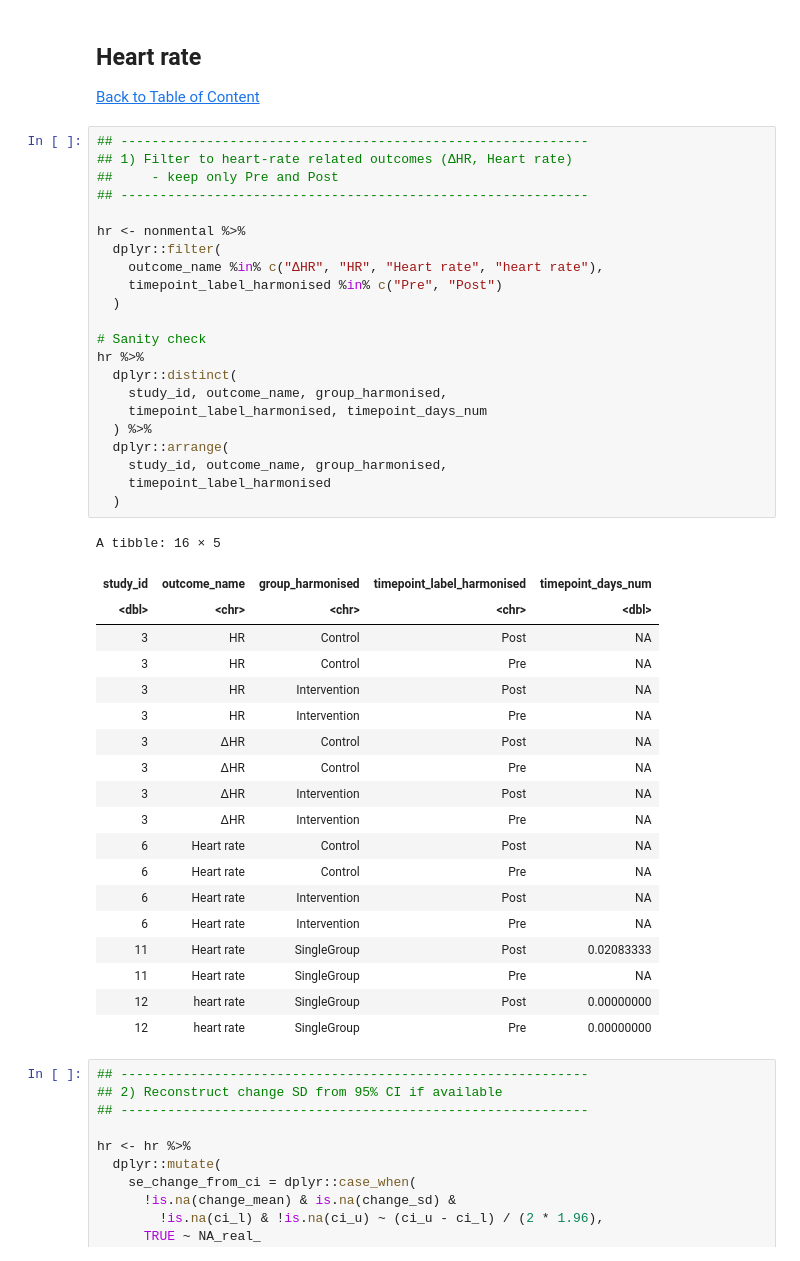
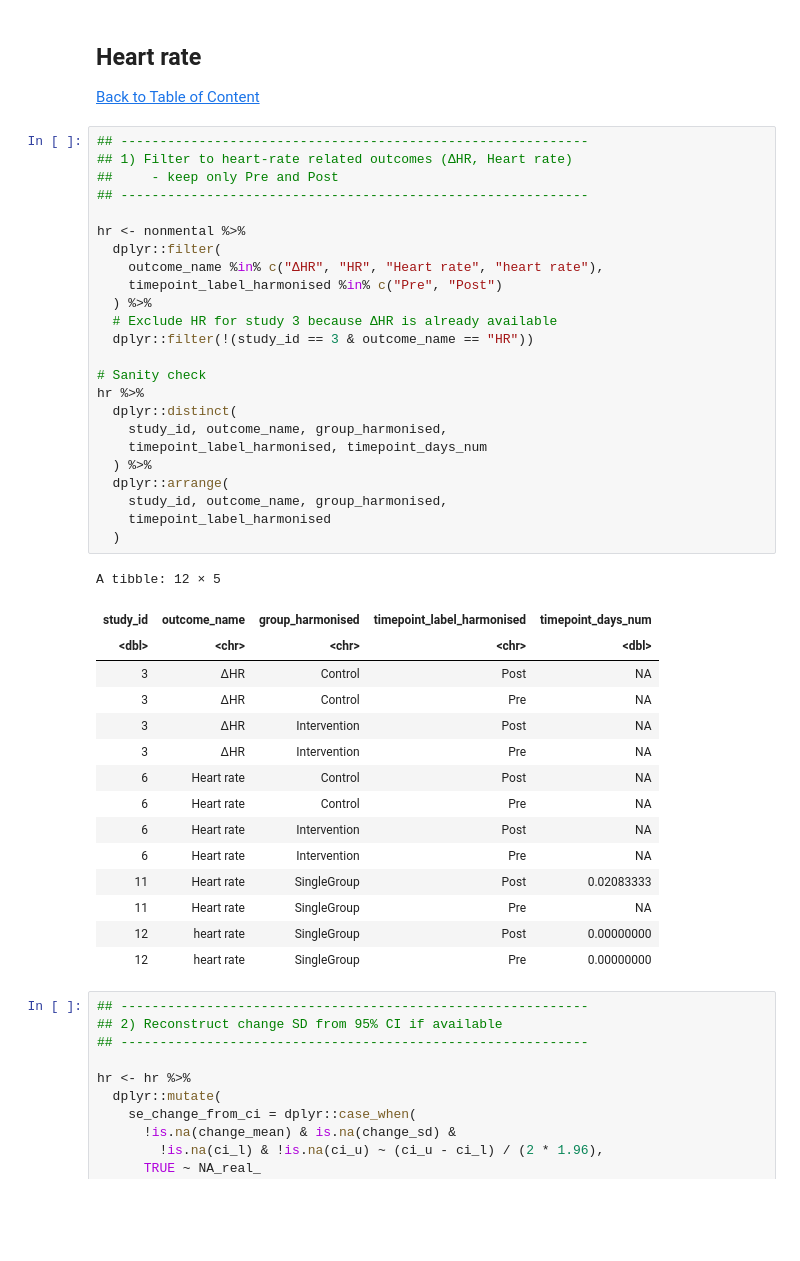
Before and after one commit to sschepanski/CWEMetaAnalysis, a Jupyter notebook: scr/Analysis.ipynb, the cells around one changed output. Saved outputs shown, nothing was run; the diff lists cells and outputs as text; blank space fills up the shorter version.

```diff
--- a/scr/Analysis.ipynb
+++ b/scr/Analysis.ipynb
@@ -5239,33 +6243,31 @@ Together, the influence diagnostics and LOO results demonstrate that the DBP met
 # %%
 ## ------------------------------------------------------------
 ## 1) Filter to heart-rate related outcomes (ΔHR, Heart rate)
 ##     - keep only Pre and Post
 ## ------------------------------------------------------------
 
 hr <- nonmental %>%
   dplyr::filter(
     outcome_name %in% c("ΔHR", "HR", "Heart rate", "heart rate"),
     timepoint_label_harmonised %in% c("Pre", "Post")
-  )
+  ) %>%
+  # Exclude HR for study 3 because ΔHR is already available
+  dplyr::filter(!(study_id == 3 & outcome_name == "HR"))
 
 # Sanity check
 hr %>%
   dplyr::distinct(
     study_id, outcome_name, group_harmonised,
     timepoint_label_harmonised, timepoint_days_num
   ) %>%
   dplyr::arrange(
     study_id, outcome_name, group_harmonised,
     timepoint_label_harmonised
   )
 # %% [output]
-A tibble: 16 × 5
+A tibble: 12 × 5
 | study_id | outcome_name | group_harmonised | timepoint_label_harmonised | timepoint_days_num |
 | <dbl> | <chr> | <chr> | <chr> | <dbl> |
-| 3 | HR | Control | Post | NA |
-| 3 | HR | Control | Pre | NA |
-| 3 | HR | Intervention | Post | NA |
-| 3 | HR | Intervention | Pre | NA |
 | 3 | ΔHR | Control | Post | NA |
 | 3 | ΔHR | Control | Pre | NA |
 | 3 | ΔHR | Intervention | Post | NA |
```
Also changed, not shown: parts of 34 cells of this notebook, 13 other files.
